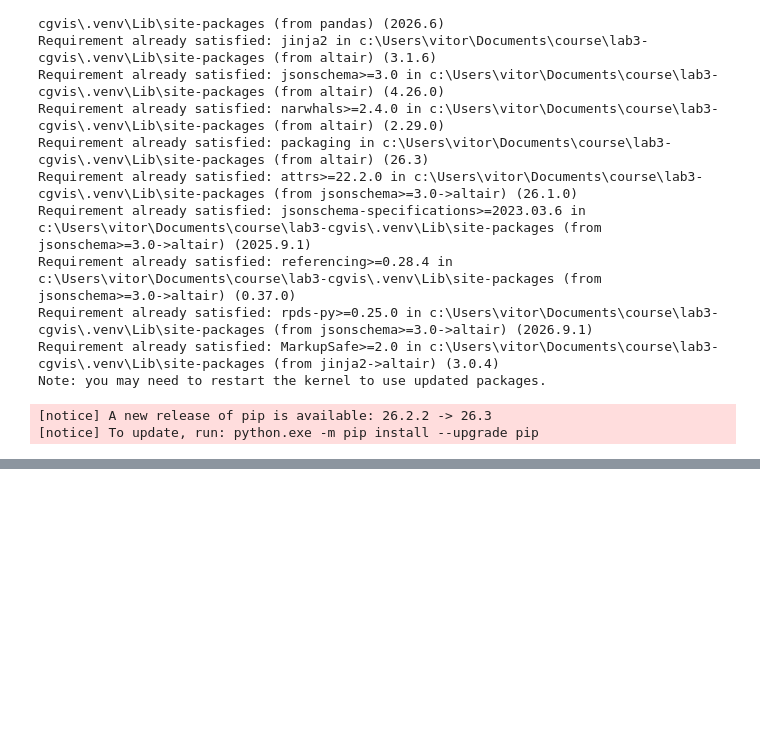
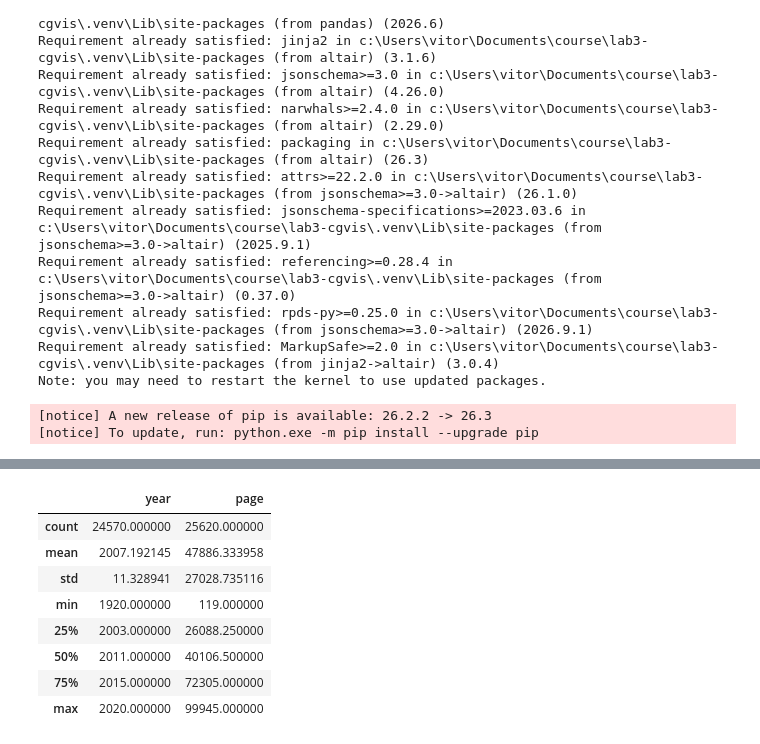
Before and after one commit to vitorsfeijo/lab3-cgvis, a Jupyter notebook: vis/vis.ipynb, the cells around one changed output, grey strips where cells are left out. Cells and saved outputs as stored; diff of their text form; code cells hidden in the pictures; blank space fills up the shorter version.

```diff
--- a/vis/vis.ipynb
+++ b/vis/vis.ipynb
@@ -102,0 +43,15 @@ chart
+# %%
+df["year"] = pd.to_numeric(df["year"], errors="coerce")
+df["page"] = pd.to_numeric(df["page"], errors="coerce")
+
+df[["year", "page"]].describe()
+# %% [output]
+|  | year | page |
+| count | 24570.000000 | 25620.000000 |
+| mean | 2007.192145 | 47886.333958 |
+| std | 11.328941 | 27028.735116 |
+| min | 1920.000000 | 119.000000 |
+| 25% | 2003.000000 | 26088.250000 |
+| 50% | 2011.000000 | 40106.500000 |
+| 75% | 2015.000000 | 72305.000000 |
+| max | 2020.000000 | 99945.000000 |
```
Also changed, not shown: parts of 16 cells of this notebook.
